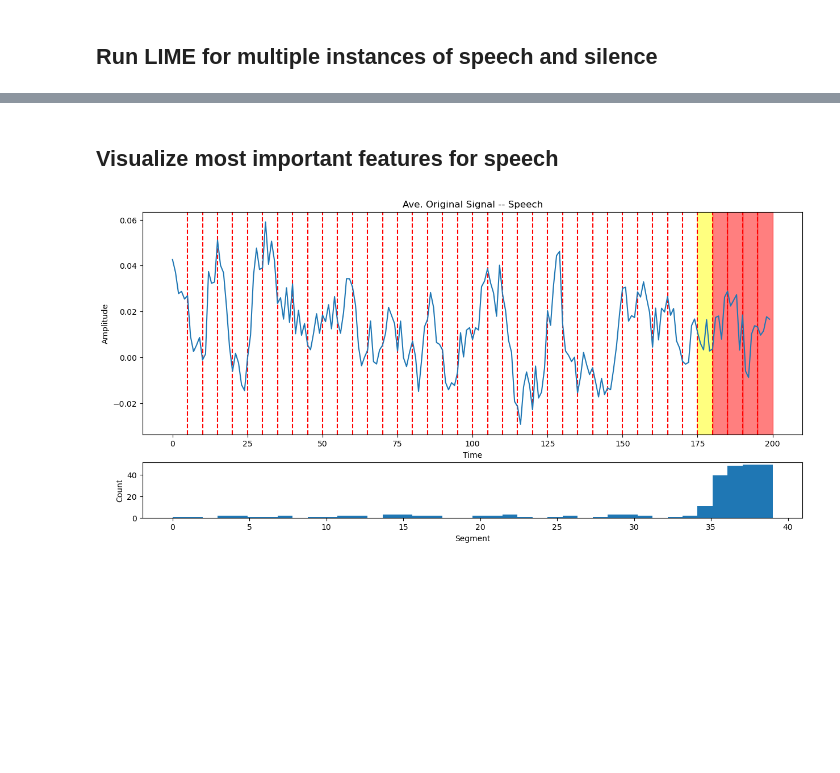
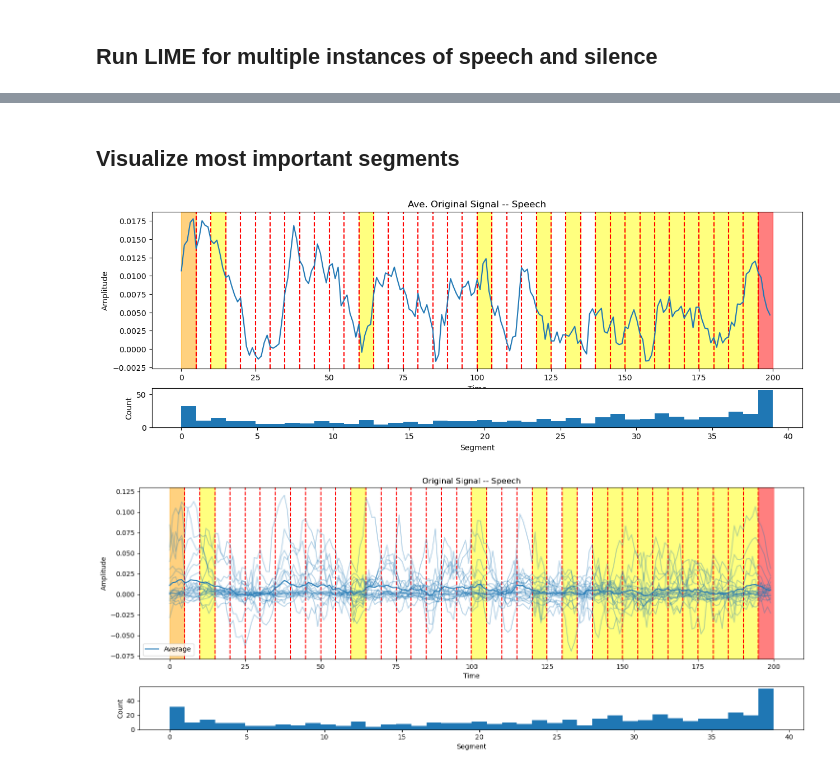
Before and after one commit to zpsheldon/meg-neural-decoding, a Jupyter notebook: explainability/lime_analysis.ipynb, the cells around one changed output, grey strips where cells are left out. Drawn from its saved outputs; the diff is of its cells as text; code cells hidden in the pictures; blank space fills up the shorter version.

Commit message:
Run lime analysis with trained model

```diff
--- a/explainability/lime_analysis.ipynb
+++ b/explainability/lime_analysis.ipynb
@@ -29,16 +29,6 @@ checkpoint_path = "speech_model.ckpt"
 # Load the SpeechClassifier model from checkpoint
 SENSORS_SPEECH_MASK = [18, 20, 22, 23, 45, 120, 138, 140, 142, 143, 145,
                        146, 147, 149, 175, 176, 177, 179, 180, 198, 271, 272, 275]
-model = SpeechClassifier(
-    checkpoint_path=checkpoint_path,
-    input_dim=len(SENSORS_SPEECH_MASK),
-    model_dim=100,
-    learning_rate=1e-3,
-    dropout_rate=0.5,
-    lstm_layers=2,
-    weight_decay=0.01,
-    batch_norm=False,
-    bi_directional=False
-)
+model = SpeechClassifier.load_from_checkpoint(checkpoint_path)
 # %% [output]
 Seed set to 42
@@ -52,8 +40,7 @@ HPU available: False, using: 0 HPUs
 base_path = "./libribrain"
 num_workers = 0
 # %%
-# For training, we'll use all sessions from Sherlock 1 to Sherlock 5
-train_run_keys = [("0",str(i),f"Sherlock{j}","1") for i in range(1,3)]
+train_run_keys = [("0",str(i),"Sherlock1","1") for i in range(1,10)]
 train_data = LibriBrainSpeech(
   data_path=f"{base_path}/data/",
   include_run_keys = train_run_keys,
@@ -117,7 +116,6 @@ train_loader_filtered = DataLoader(train_data_filtered, batch_size=32, shuffle=F
 # %% [markdown]
 ## Run LIME for multiple instances of speech and silence
 # %%
-# run lime for speech only
 model.eval()
 speech_cntr = 0
 silence_cntr = 0
@@ -129,17 +127,18 @@ num_perturbations = 150
 kernel_width = 0.25
 number_of_top_features = 5
 important_segment_indices_speech = []
-total_signal_speech = np.zeros((50, 23, 200))
+n_instances = 100
+total_signal_speech = np.zeros((n_instances, 23, 200))
 important_segment_indices_silence = []
-total_signal_silence = np.zeros((50, 23, 200))
+total_signal_silence = np.zeros((n_instances, 23, 200))
 
 for batch_idx, (curr_batch_inputs, curr_batch_labels) in enumerate(iter(train_loader_filtered)):
-    if speech_cntr >= 50 and silence_cntr >= 50:
+    if speech_cntr >= n_instances and silence_cntr >= n_instances:
         break
 
     print(f"Running LIME for batch {batch_idx+1}... # Speech: {speech_cntr} | # Silence: {silence_cntr}")
     for curr_input, curr_label in zip(curr_batch_inputs, curr_batch_labels):
-        if (curr_label == 1 and speech_cntr >= 50 and silence_cntr < 50) or (curr_label == 0 and speech_cntr < 0 and silence_cntr >= 50):
+        if (curr_label == 1 and speech_cntr >= n_instances and silence_cntr < n_instances) or (curr_label == 0 and speech_cntr < 0 and silence_cntr >= n_instances):
             continue
 
         seq = curr_input.detach().numpy()
@@ -172,7 +171,7 @@ for batch_idx, (curr_batch_inputs, curr_batch_labels) in enumerate(iter(train_lo
             important_segment_indices_silence.extend(top_influential_segments)
             silence_cntr += 1
 
-        if speech_cntr >= 50 and silence_cntr >= 50:
+        if speech_cntr >= n_instances and silence_cntr >= n_instances:
             break
 
 important_segment_indices_speech = np.array(important_segment_indices_speech).flatten()
@@ -186,5 +195,5 @@ KeyboardInterrupt:
 # %% [markdown]
-## Visualize most important features for speech
+## Visualize most important segments
 # %%
 ave_total_signal = total_signal_speech.mean(axis=0).mean(axis=0)
 n_samples = ave_total_signal.shape[-1]
@@ -195,36 +204,81 @@ def get_color(count, total_n):
         return "grey" # 10%
     elif count <= int(total_n*0.25):
         return "yellow" # 25%
     elif count <= int(total_n*0.5):
         return "orange" # 50%
     else:
         return "red" # >50%
-seg_colors = [get_color(count, 50) for count in counts]
+seg_colors = [get_color(count, n_instances) for count in counts]
 
-fig,axes = plt.subplots(2,1,figsize=(15, 7),height_ratios=(4,1))
+fig,axes = plt.subplots(2,1,figsize=(15, 5),height_ratios=(4,1))
 
 for i in range(1, num_slices):
     axes[0].axvline(x=i * (n_samples // num_slices), color='r', linestyle='--')
 
 axes[0].plot(ave_total_signal, label='Original ECG Signal')
 for seg_idx,seg_color in zip(range(num_slices),seg_colors):
     if seg_color == "grey":
         continue
     start_idx = seg_idx * (n_samples // num_slices)
     end_idx = start_idx + (n_samples // num_slices)
     axes[0].axvspan(start_idx, end_idx, color=seg_color, alpha=0.5)  # Highlight influential segments
 
 axes[0].set_title('Ave. Original Signal -- Speech')
 axes[0].set_xlabel('Time')
 axes[0].set_ylabel('Amplitude')
 
 axes[1].hist(important_segment_indices_speech,bins=num_slices)
 axes[1].set_xlabel("Segment")
 axes[1].set_ylabel("Count")
 
 plt.show()
 # %% [output]
-[figure, old version]
+[figure, new version]
+# %%
+ave_channel_signal = total_signal_speech.mean(axis=0).reshape((23,200))
+ave_total_signal = total_signal_speech.mean(axis=0).mean(axis=0)
+n_samples = ave_total_signal.shape[-1]
+
+counts, bins = np.histogram(important_segment_indices_speech,bins=num_slices)
+def get_color(count, total_n):
+    if count <= int(total_n*0.1):
+        return "grey" # 10%
+    elif count <= int(total_n*0.25):
+        return "yellow" # 25%
+    elif count <= int(total_n*0.5):
+        return "orange" # 50%
+    else:
+        return "red" # >50%
+seg_colors = [get_color(count, n_instances) for count in counts]
+
+fig,axes = plt.subplots(2,1,figsize=(15, 6),height_ratios=(4,1))
+
+for i in range(1, num_slices):
+    axes[0].axvline(x=i * (n_samples // num_slices), color='r', linestyle='--')
+
+for i in range(23):
+    axes[0].plot(ave_channel_signal[i], alpha=0.3, color="tab:blue")
+axes[0].plot(ave_total_signal, color="tab:blue", label="Average")
+axes[0].legend()
+for seg_idx,seg_color in zip(range(num_slices),seg_colors):
+    if seg_color == "grey":
+        continue
+    start_idx = seg_idx * (n_samples // num_slices)
+    end_idx = start_idx + (n_samples // num_slices)
+    axes[0].axvspan(start_idx, end_idx, color=seg_color, alpha=0.5)  # Highlight influential segments
+
+axes[0].set_title('Original Signal -- Speech')
+axes[0].set_xlabel('Time')
+axes[0].set_ylabel('Amplitude')
+
+axes[1].hist(important_segment_indices_speech,bins=num_slices)
+axes[1].set_xlabel("Segment")
+axes[1].set_ylabel("Count")
+
+plt.tight_layout()
+plt.show()
+# %% [output]
+[figure, added]
 # %%
 ave_total_signal = total_signal_silence.mean(axis=0).mean(axis=0)
 n_samples = ave_total_signal.shape[-1]
```
Also changed, not shown: parts of 14 cells of this notebook.
